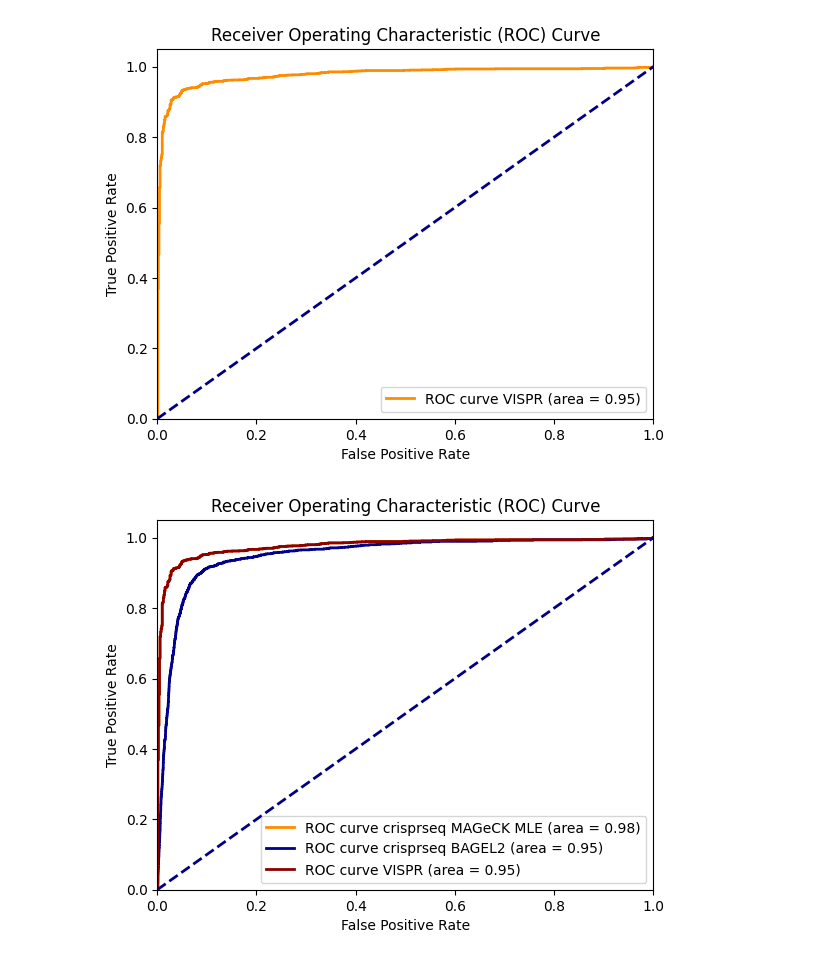
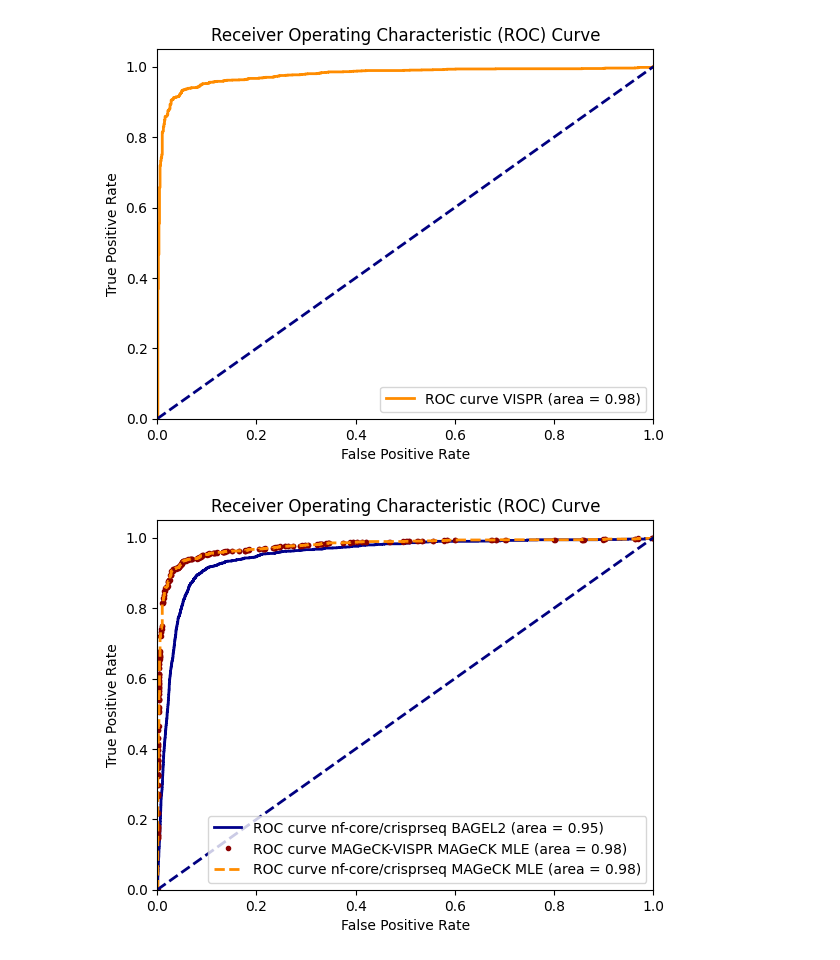
Before and after one commit to qbic-projects/nfcore-crisprseq-data, a Jupyter notebook: benchmarking_results/crisprseq_screening/ROC_curves/ROC.ipynb, the cells around one changed output. Cells and saved outputs as stored; diff of their text form; code cells hidden in the pictures.

Commit message:
update screening plot legends and lines

```diff
--- a/benchmarking_results/crisprseq_screening/ROC_curves/ROC.ipynb
+++ b/benchmarking_results/crisprseq_screening/ROC_curves/ROC.ipynb
@@ -6,7 +6,9 @@ from matplotlib import pyplot as plt
 # %%
-file_path = "/Users/laurencekuhlburger/Documents/crisprseq/benchmarking/test_wo_crisprcleanr/bagel2/precision_recall/Brunello_RepA_Dropout_A375,Brunello_RepB_Dropout_A375_vs_Brunello_pDNA.tsv"
-file_essentials = "//Users/laurencekuhlburger/Documents/crisprseq/benchmarking/ROC_curves/data/essential_non_essential_genes/essential_genes.txt"
-file_nonessentials ="/Users/laurencekuhlburger/Documents/crisprseq/benchmarking/ROC_curves/data/essential_non_essential_genes/NEGv1.txt"
+current_dir = os.getcwd()
+
+file_path = f"{current_dir}/../crisprseq_screening_results/crisprseq_test_full_wo_crisprcleanr_hitselection.1/bagel2/precision_recall/Brunello_RepA_Dropout_A375,Brunello_RepB_Dropout_A375_vs_Brunello_pDNA.tsv"
+file_essentials = f"{current_dir}/data/essential_genes.txt"
+file_nonessentials =f"{current_dir}/data/NEGv1.txt"
 
 df = pd.read_csv(file_path, sep='\t')
 df_essentials = pd.read_csv(file_essentials,sep='\t')
@@ -54,7 +56,7 @@ def assign_label(gene):
     else:
         return None
 # %%
-file_path = "/Users/laurencekuhlburger/Documents/crisprseq/benchmarking/test_wo_crisprcleanr/mageck/mle/Brunello_RepA_Dropout_A375,Brunello_RepB_Dropout_A375_vs_Brunello_pDNA/Brunello_RepA_Dropout_A375,Brunello_RepB_Dropout_A375_vs_Brunello_pDNA.gene_summary.txt"
+file_path = f"{current_dir}/../crisprseq_screening_results/crisprseq_test_full_wo_crisprcleanr_hitselection.1/mageck/mle/Brunello_RepA_Dropout_A375,Brunello_RepB_Dropout_A375_vs_Brunello_pDNA/Brunello_RepA_Dropout_A375,Brunello_RepB_Dropout_A375_vs_Brunello_pDNA.gene_summary.txt"
 
 true_positives = df_essentials['Gene']
 true_negatives = df_nonessentials['GENE']
@@ -75,5 +90,5 @@ roc_auc_mageck = auc(fpr_mageck, tpr_mageck)
 # %%
-file_path = "/Users/laurencekuhlburger/Documents/crisprseq/benchmarking/ROC_curves/data/vispr_wo_CNV/test/mle.gene_summary.txt"
+file_path = f"{current_dir}/../mageck_vispr_results/results/results_vispr/test/mle.gene_summary.txt"
 df_vispr = pd.read_csv(file_path, sep='\t')
 df_vispr['True_Label'] = df_vispr['Gene'].apply(assign_label)
 
@@ -83,6 +98,6 @@ df_vispr_filtered.loc[:,'A375_SKIN|beta'] *=(-1)
 y_true_vispr = df_mageck_filtered['True_Label']
 y_score_vispr = df_mageck_filtered['Brunello_RepA_Dropout_A375_Brunello_RepB_Dropout_A375_vs_Brunello_pDNA|beta']
 fpr_vispr, tpr_vispr, _ = roc_curve(y_true_vispr, y_score_vispr)
-roc_auc_mageck = auc(fpr_vispr, tpr_vispr)
+roc_auc_vispr = auc(fpr_vispr, tpr_vispr)
 # %%
 plt.figure()
@@ -99,17 +114,18 @@ plt.show()
 [figure]
 # %%
 plt.figure()
-plt.plot(fpr_mageck, tpr_mageck, color='darkorange', lw=2, label='ROC curve crisprseq MAGeCK MLE (area = %0.2f)' % roc_auc_mageck)
-plt.plot(fpr, tpr, color='darkblue', lw=2, label='ROC curve crisprseq BAGEL2 (area = %0.2f)' % roc_auc)
-plt.plot(fpr_vispr, tpr_vispr, color='darkred', lw=2, label='ROC curve VISPR (area = %0.2f)' % roc_auc)
+
+plt.plot(fpr, tpr, '-', color='darkblue', lw=2, label='ROC curve nf-core/crisprseq BAGEL2 (area = %0.2f)' % roc_auc)
+plt.plot(fpr_vispr, tpr_vispr, '.', color='darkred', lw=2, label='ROC curve MAGeCK-VISPR MAGeCK MLE (area = %0.2f)' % roc_auc_vispr)
+plt.plot(fpr_mageck, tpr_mageck, '--', color='darkorange', lw=2, label='ROC curve nf-core/crisprseq MAGeCK MLE (area = %0.2f)' % roc_auc_mageck)
 
 plt.plot([0, 1], [0, 1], color='navy', lw=2, linestyle='--')
 plt.xlim([0.0, 1.0])
 plt.ylim([0.0, 1.05])
 plt.xlabel('False Positive Rate')
 plt.ylabel('True Positive Rate')
 plt.title('Receiver Operating Characteristic (ROC) Curve')
 plt.legend(loc="lower right")
 plt.show()
 # %% [output]
-[figure, old version]
+[figure, new version]
```
Also changed, not shown: parts of 3 cells of this notebook, 5 other files.
